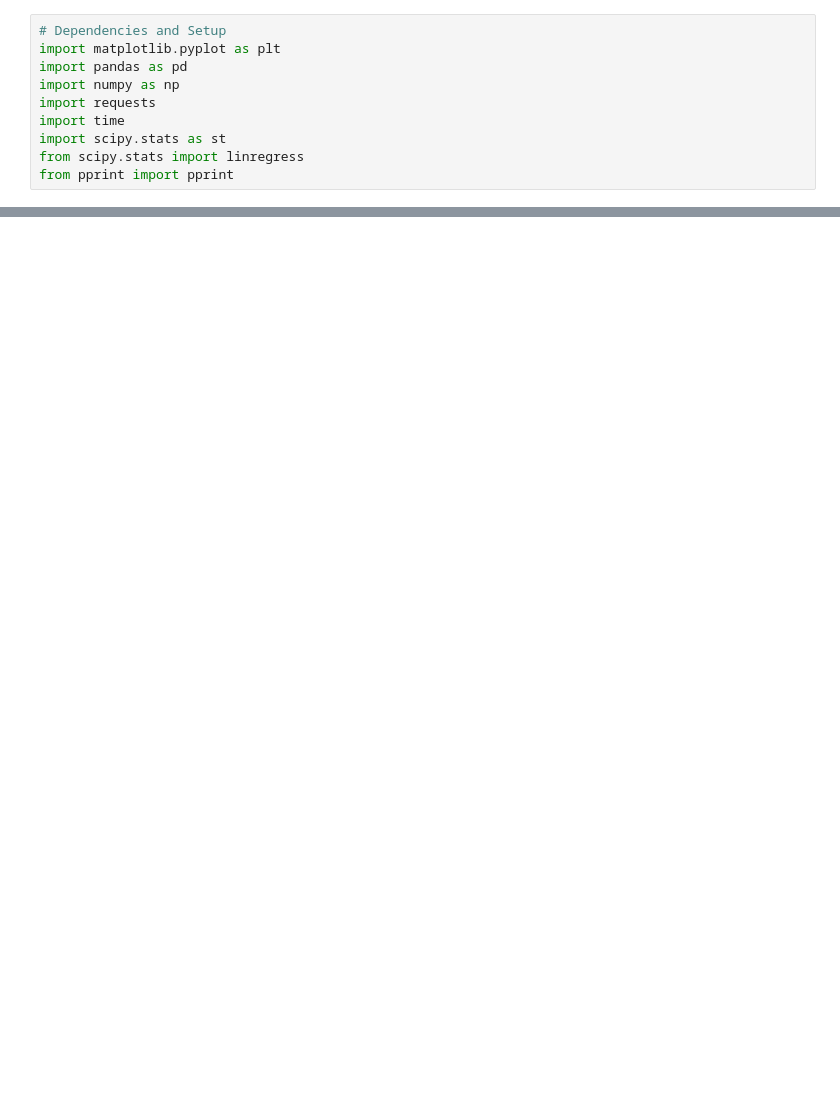
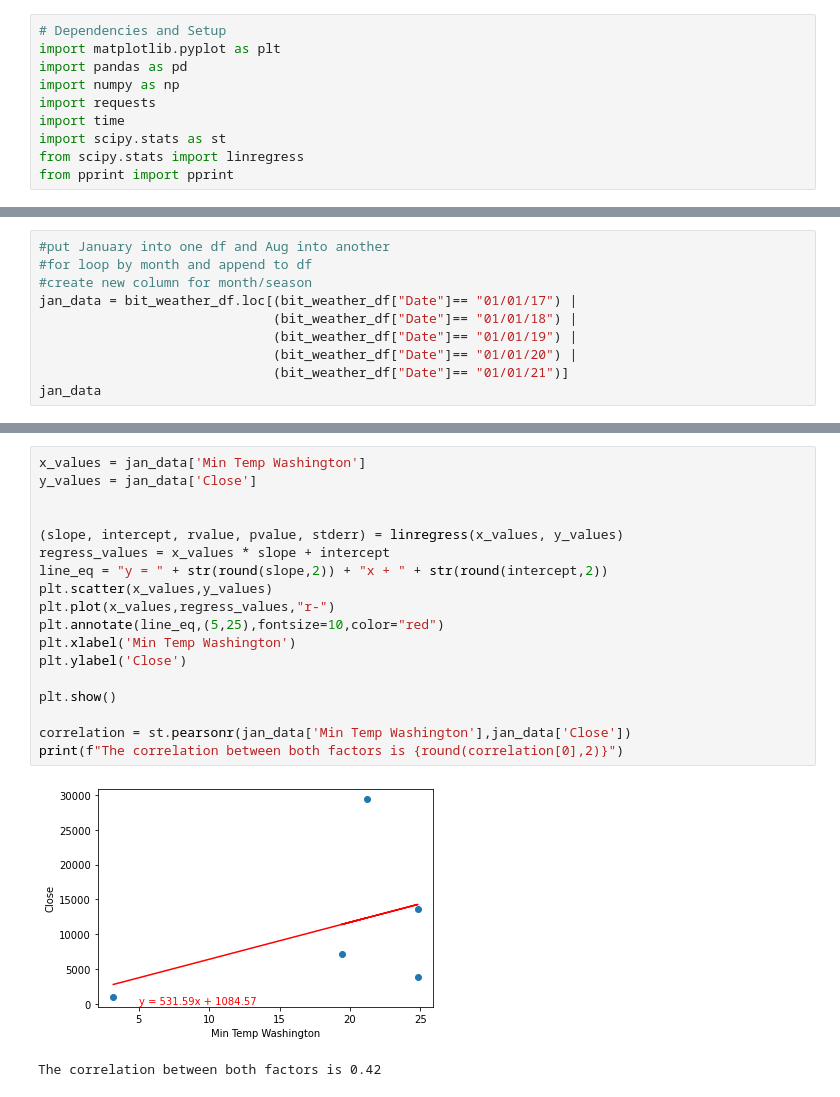
Before and after one commit to CharlotteC21/Cryptocurreny-Trend-Analysis-Group-Project, a Jupyter notebook: weather .ipynb, the cells around one changed output, grey strips where cells are left out. Drawn from its saved outputs; the diff is of its cells as text; blank space fills up the shorter version.

Commit message:
adding visuals

```diff
--- a/weather .ipynb
+++ b/weather .ipynb
@@ -64,0 +63,10 @@ The correlation between both factors is 0.2
+# %%
+#put January into one df and Aug into another
+#for loop by month and append to df
+#create new column for month/season
+jan_data = bit_weather_df.loc[(bit_weather_df["Date"]== "01/01/17") |
+                              (bit_weather_df["Date"]== "01/01/18") |
+                              (bit_weather_df["Date"]== "01/01/19") |
+                              (bit_weather_df["Date"]== "01/01/20") |
+                              (bit_weather_df["Date"]== "01/01/21")]
+jan_data
@@ -64,0 +80,21 @@ The correlation between both factors is 0.2
+# %%
+x_values = jan_data['Min Temp Washington']
+y_values = jan_data['Close']
+
+
+(slope, intercept, rvalue, pvalue, stderr) = linregress(x_values, y_values)
+regress_values = x_values * slope + intercept
+line_eq = "y = " + str(round(slope,2)) + "x + " + str(round(intercept,2))
+plt.scatter(x_values,y_values)
+plt.plot(x_values,regress_values,"r-")
+plt.annotate(line_eq,(5,25),fontsize=10,color="red")
+plt.xlabel('Min Temp Washington')
+plt.ylabel('Close')
+
+plt.show()
+
+correlation = st.pearsonr(jan_data['Min Temp Washington'],jan_data['Close'])
+print(f"The correlation between both factors is {round(correlation[0],2)}")
+# %% [output]
+[figure, added]
+The correlation between both factors is 0.42
```
Also changed, not shown: parts of 9 cells of this notebook.
